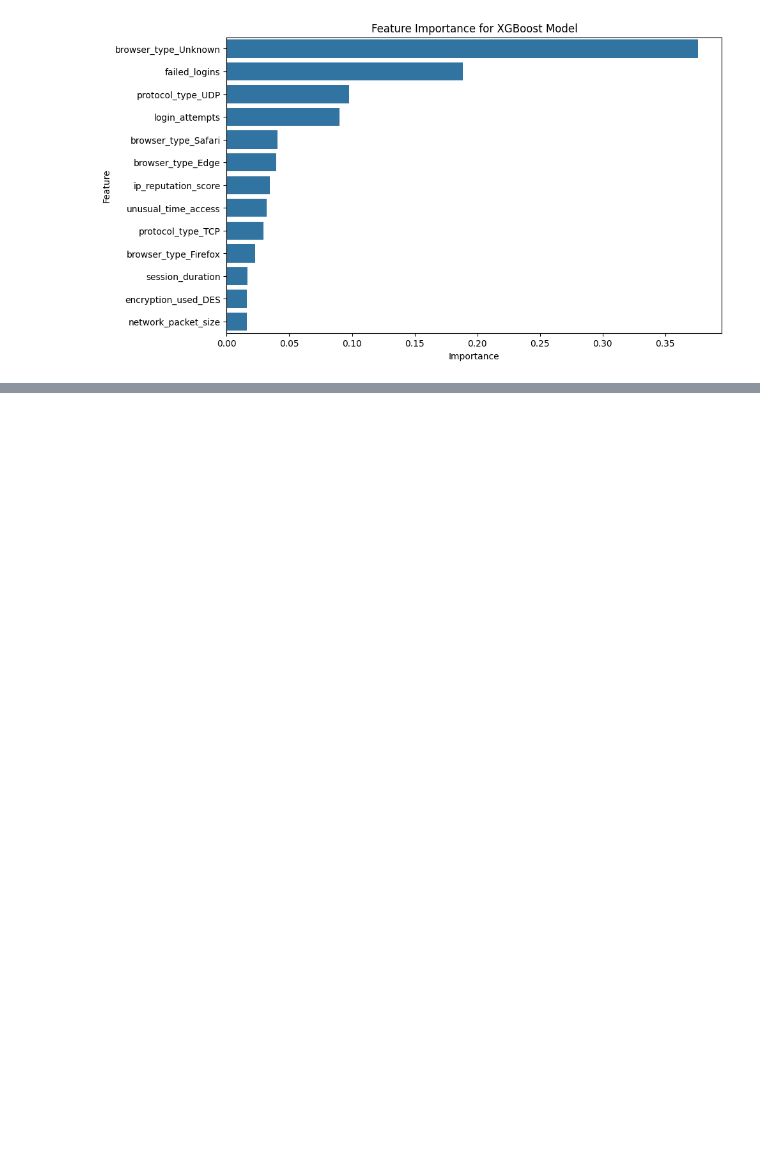
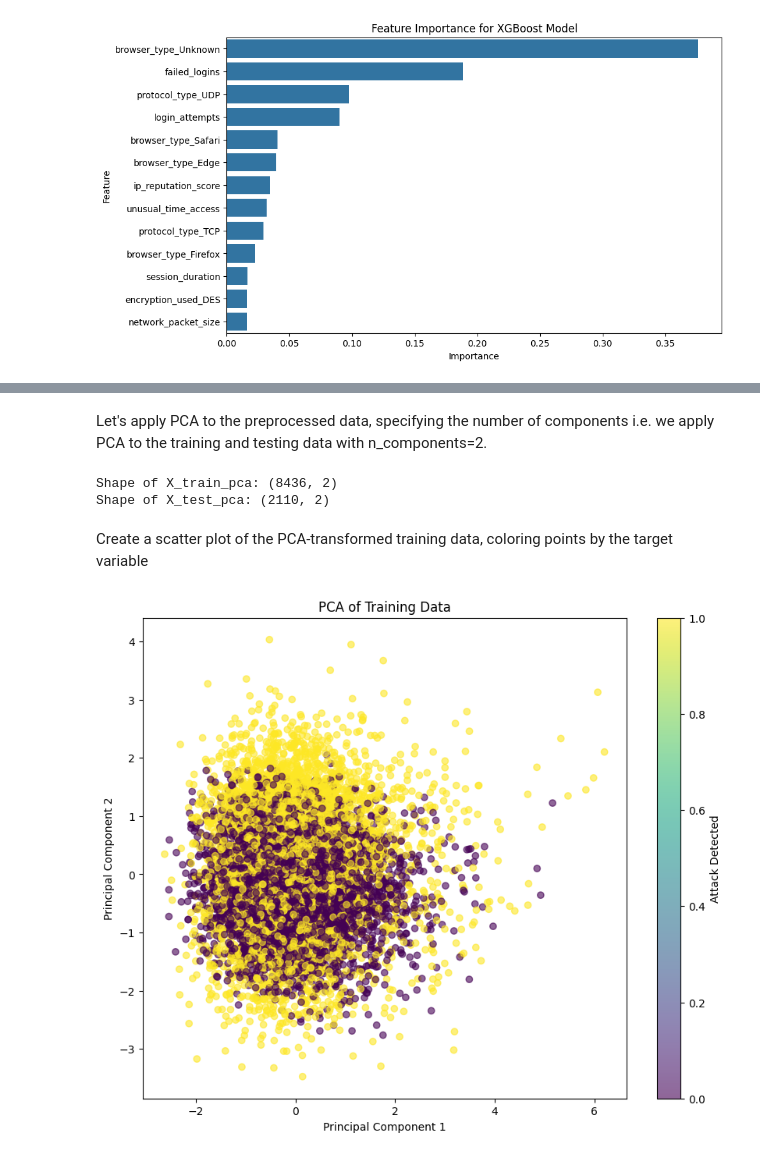
Before and after one commit to aminayusif/Intrudex, a Jupyter notebook: Intrudex_Cybersecurity_Intrusion_Detection_Analysis.ipynb, the cells around one changed output, grey strips where cells are left out. Drawn from its saved outputs; the diff is of its cells as text; code cells hidden in the pictures; blank space fills up the shorter version.

Commit message:
Perform and visualize PCA on preprocessed data

```diff
--- a/Intrudex_Cybersecurity_Intrusion_Detection_Analysis.ipynb
+++ b/Intrudex_Cybersecurity_Intrusion_Detection_Analysis.ipynb
@@ -816,0 +833,31 @@ plt.show()
+# %% [markdown]
+Let's apply PCA to the preprocessed data, specifying the number of components i.e. we apply PCA to the training and testing data with n_components=2.
+# %%
+from sklearn.decomposition import PCA
+
+# Initialize PCA with 2 components
+pca = PCA(n_components=2, random_state=42)
+
+# Apply PCA to the training data
+X_train_pca = pca.fit_transform(X_train)
+
+# Apply PCA to the testing data
+X_test_pca = pca.transform(X_test)
+
+print("Shape of X_train_pca:", X_train_pca.shape)
+print("Shape of X_test_pca:", X_test_pca.shape)
+# %% [output]
+Shape of X_train_pca: (8436, 2)
+Shape of X_test_pca: (2110, 2)
+# %% [markdown]
+Create a scatter plot of the PCA-transformed training data, coloring points by the target variable
+# %%
+plt.figure(figsize=(10, 8))
+plt.scatter(X_train_pca[:, 0], X_train_pca[:, 1], c=y_train, cmap='viridis', alpha=0.6)
+plt.xlabel('Principal Component 1')
+plt.ylabel('Principal Component 2')
+plt.title('PCA of Training Data')
+plt.colorbar(label='Attack Detected')
+plt.show()
+# %% [output]
+[figure, added]
```
Also changed, not shown: parts of 6 cells of this notebook.
